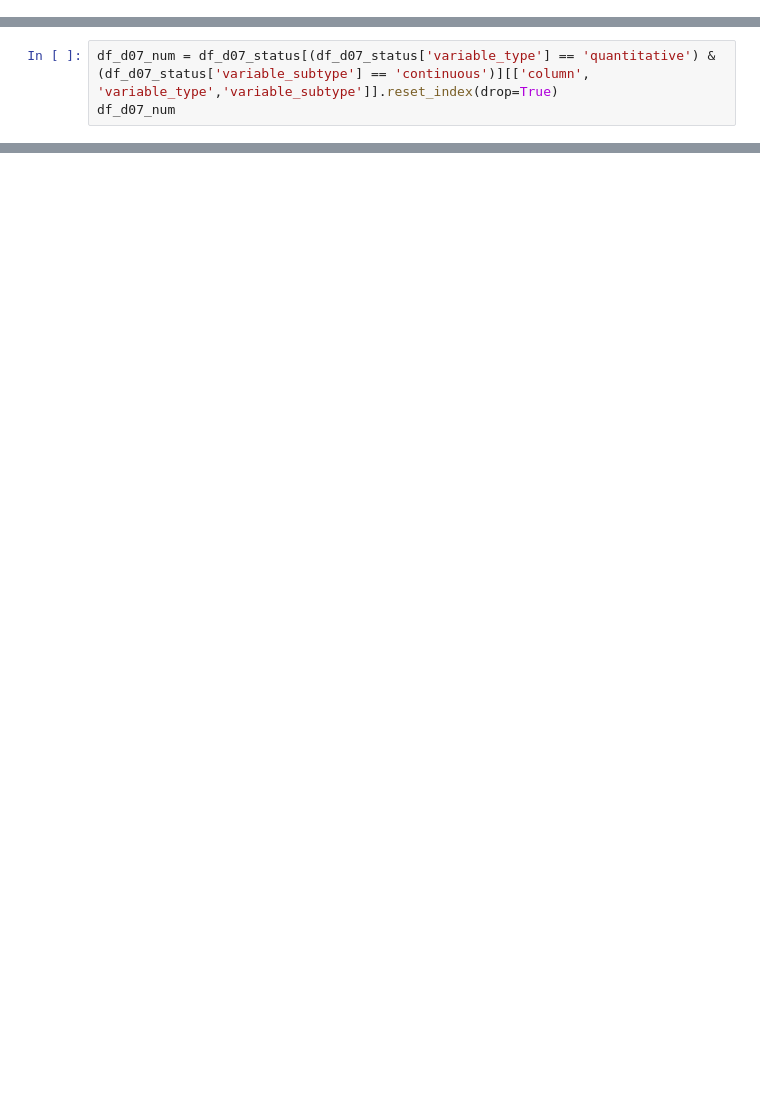
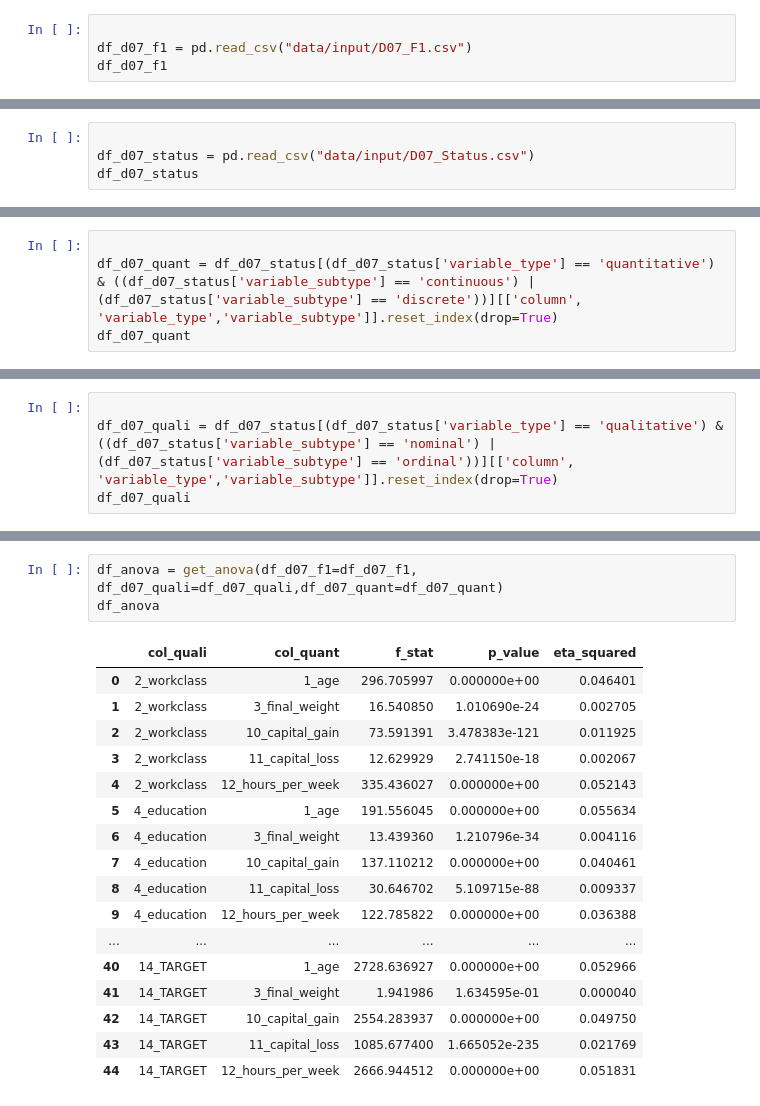
Before and after one commit to OfAndreS/Lumina, a Jupyter notebook: notebooks/D07/D07_F1.ipynb, the cells around one changed output, grey strips where cells are left out. Drawn from its saved outputs; the diff is of its cells as text; blank space fills up the shorter version.

Commit message:
feat(D07_F1): Adição das métricas quali/quali, quali/quant. Além da refatoração completa do notebook

```diff
--- a/notebooks/D07/D07_F1.ipynb
+++ b/notebooks/D07/D07_F1.ipynb
@@ -0,0 +7,4 @@
+# %%
+
+df_d07_f1 = pd.read_csv("data/input/D07_F1.csv")
+df_d07_f1
@@ -0,0 +25,4 @@
+# %%
+
+df_d07_status = pd.read_csv("data/input/D07_Status.csv")
+df_d07_status
@@ -7,5 +51,6 @@
 
 ---
 # %%
-df_d07_num = df_d07_status[(df_d07_status['variable_type'] == 'quantitative') & (df_d07_status['variable_subtype'] == 'continuous')][['column', 'variable_type','variable_subtype']].reset_index(drop=True)
-df_d07_num
+
+df_d07_quant = df_d07_status[(df_d07_status['variable_type'] == 'quantitative') & ((df_d07_status['variable_subtype'] == 'continuous') | (df_d07_status['variable_subtype'] == 'discrete'))][['column', 'variable_type','variable_subtype']].reset_index(drop=True)
+df_d07_quant
@@ -57,3 +144,7 @@ def get_num_info():
 -
 
 ---
+# %%
+
+df_d07_quali = df_d07_status[(df_d07_status['variable_type'] == 'qualitative') & ((df_d07_status['variable_subtype'] == 'nominal') | (df_d07_status['variable_subtype'] == 'ordinal'))][['column', 'variable_type','variable_subtype']].reset_index(drop=True)
+df_d07_quali
@@ -59,0 +306,21 @@ def get_num_info():
+# %%
+df_anova = get_anova(df_d07_f1=df_d07_f1, df_d07_quali=df_d07_quali,df_d07_quant=df_d07_quant)
+df_anova
+# %% [output]
+|  | col_quali | col_quant | f_stat | p_value | eta_squared |
+| 0 | 2_workclass | 1_age | 296.705997 | 0.000000e+00 | 0.046401 |
+| 1 | 2_workclass | 3_final_weight | 16.540850 | 1.010690e-24 | 0.002705 |
+| 2 | 2_workclass | 10_capital_gain | 73.591391 | 3.478383e-121 | 0.011925 |
+| 3 | 2_workclass | 11_capital_loss | 12.629929 | 2.741150e-18 | 0.002067 |
+| 4 | 2_workclass | 12_hours_per_week | 335.436027 | 0.000000e+00 | 0.052143 |
+| 5 | 4_education | 1_age | 191.556045 | 0.000000e+00 | 0.055634 |
+| 6 | 4_education | 3_final_weight | 13.439360 | 1.210796e-34 | 0.004116 |
+| 7 | 4_education | 10_capital_gain | 137.110212 | 0.000000e+00 | 0.040461 |
+| 8 | 4_education | 11_capital_loss | 30.646702 | 5.109715e-88 | 0.009337 |
+| 9 | 4_education | 12_hours_per_week | 122.785822 | 0.000000e+00 | 0.036388 |
+| ... | ... | ... | ... | ... | ... |
+| 40 | 14_TARGET | 1_age | 2728.636927 | 0.000000e+00 | 0.052966 |
+| 41 | 14_TARGET | 3_final_weight | 1.941986 | 1.634595e-01 | 0.000040 |
+| 42 | 14_TARGET | 10_capital_gain | 2554.283937 | 0.000000e+00 | 0.049750 |
+| 43 | 14_TARGET | 11_capital_loss | 1085.677400 | 1.665052e-235 | 0.021769 |
+| 44 | 14_TARGET | 12_hours_per_week | 2666.944512 | 0.000000e+00 | 0.051831 |
```
Also changed, not shown: parts of 27 cells of this notebook, 3 other files.
